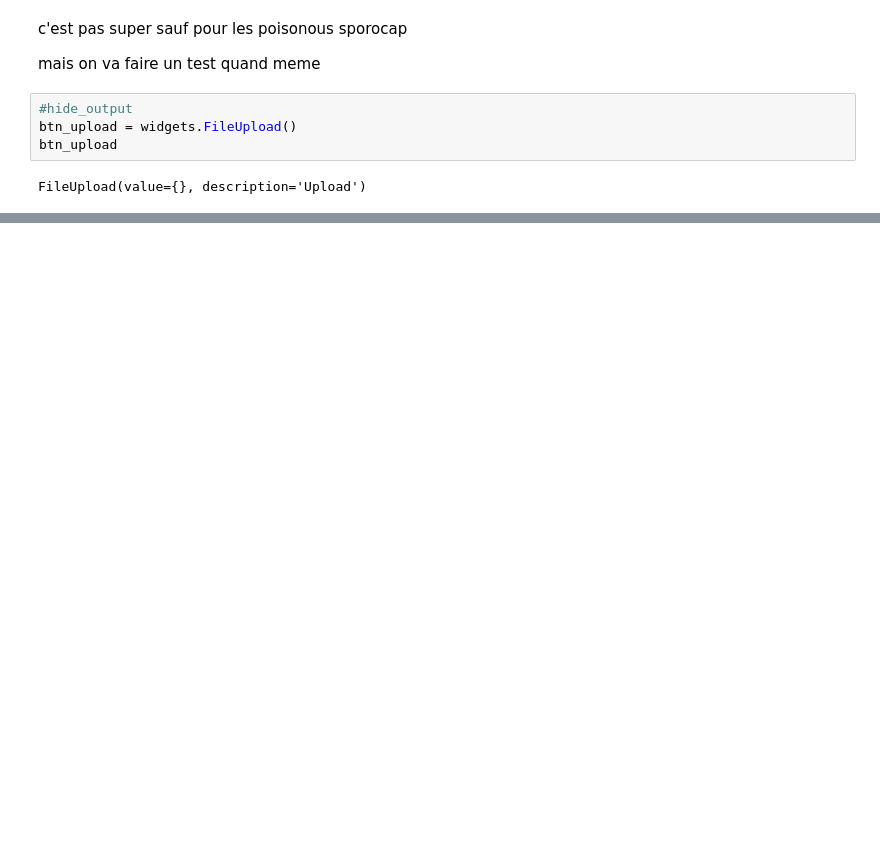
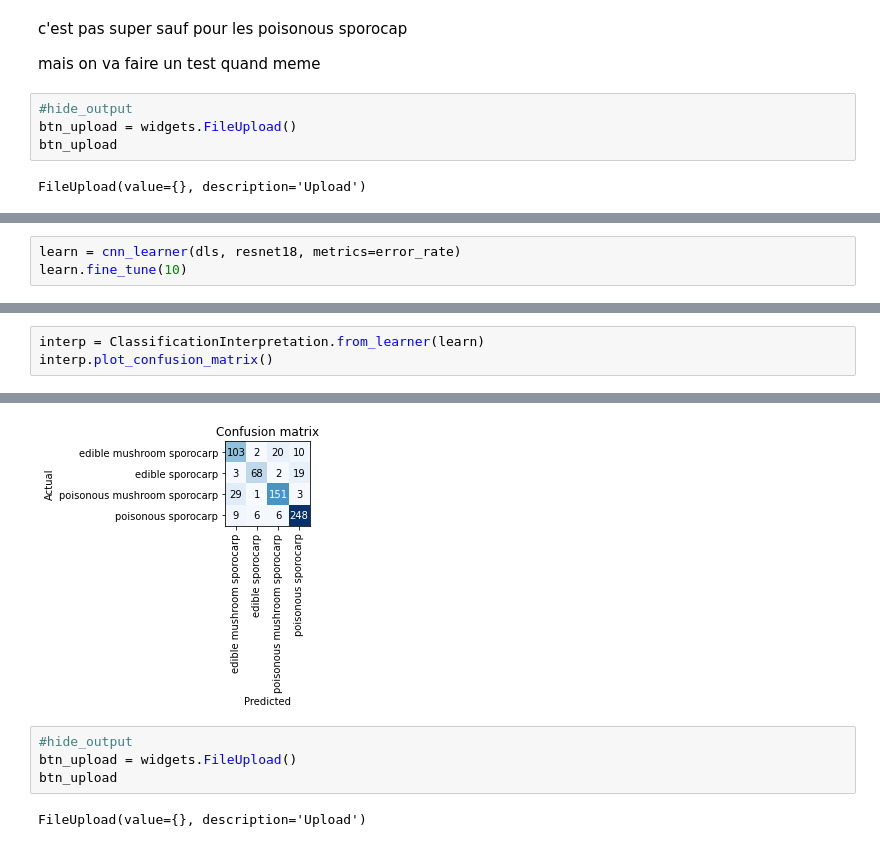
Before and after one commit to ArmandBroutinDev/cours-deeplearning, a Jupyter notebook: mushroompicker.ipynb, the cells around one changed output, grey strips where cells are left out. Saved outputs shown, nothing was run; the diff lists cells and outputs as text; blank space fills up the shorter version.

```diff
--- a/mushroompicker.ipynb
+++ b/mushroompicker.ipynb
@@ -95,0 +146,3 @@ With a probability of : 0.355460
+# %%
+learn = cnn_learner(dls, resnet18, metrics=error_rate)
+learn.fine_tune(10)
@@ -95,0 +163,4 @@ With a probability of : 0.355460
+# %%
+interp = ClassificationInterpretation.from_learner(learn)
+interp.plot_confusion_matrix()
+# %% [output]
@@ -95,0 +168,7 @@ With a probability of : 0.355460
+[figure, added]
+# %%
+#hide_output
+btn_upload = widgets.FileUpload()
+btn_upload
+# %% [output]
+FileUpload(value={}, description='Upload')
```
Also changed, not shown: parts of 41 cells of this notebook.
